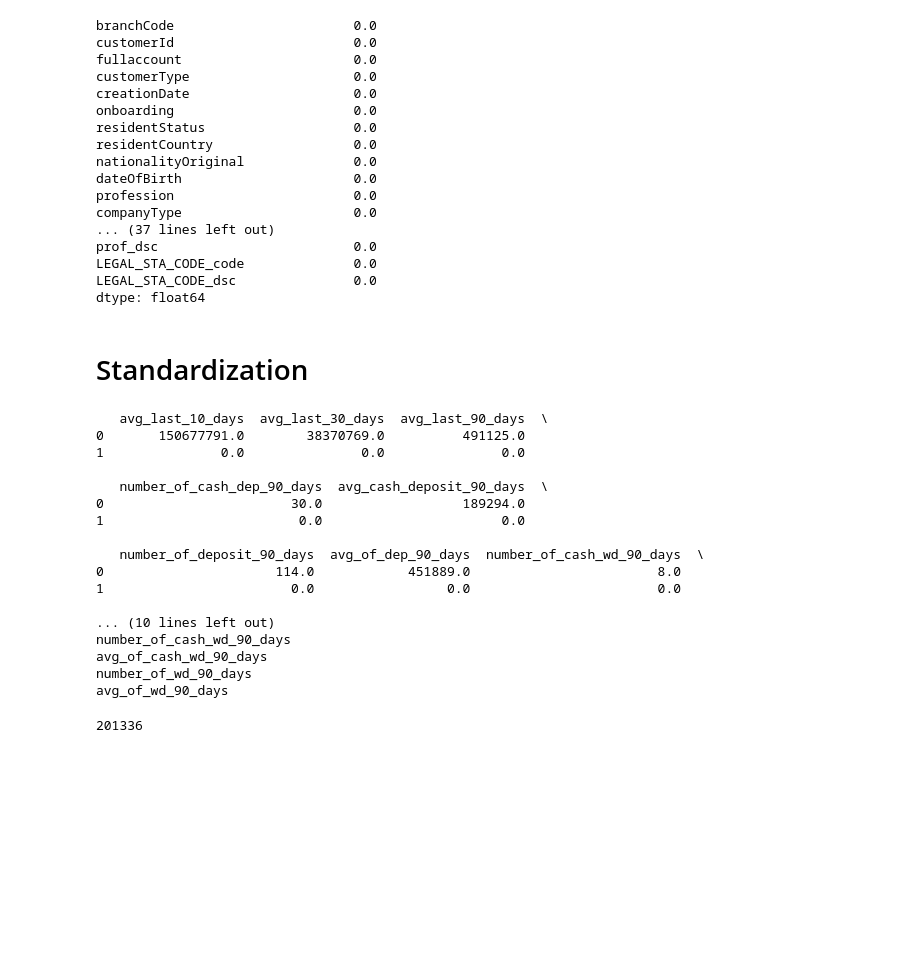
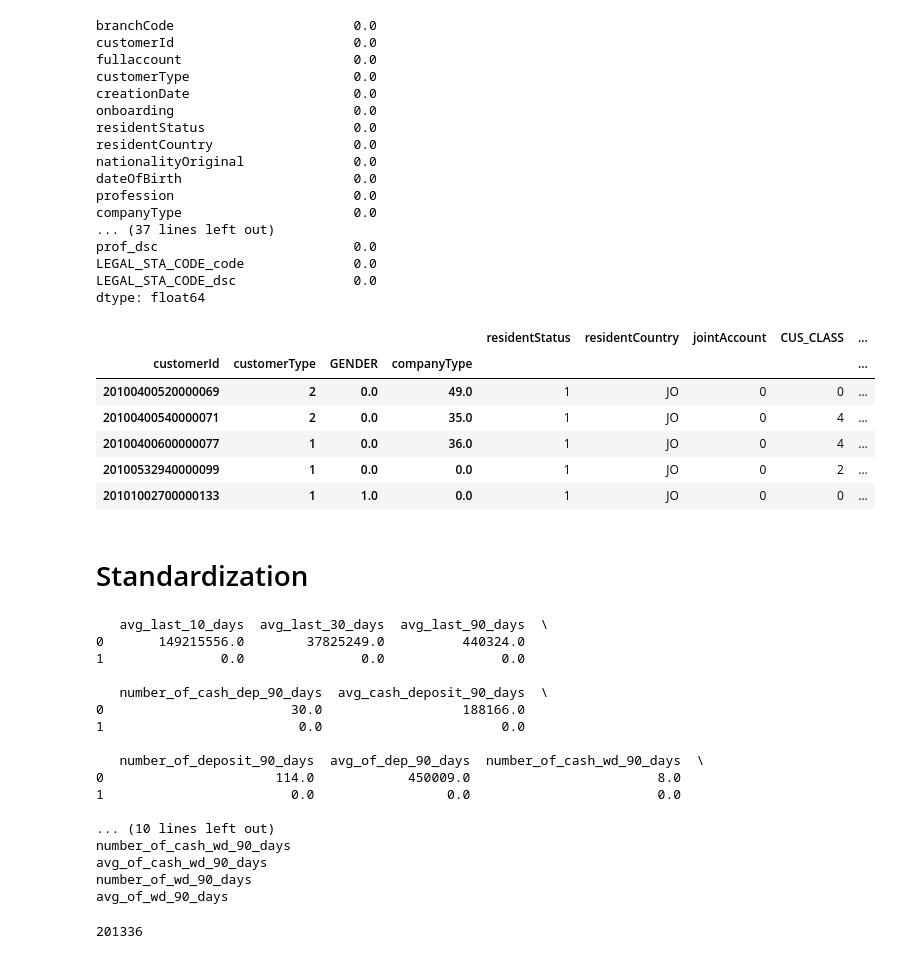
Before and after one commit to Pierre-mulliez1/cleaning_Python, a Jupyter notebook: Data_cleaning_bck5.ipynb, the cells around one changed output. Drawn from its saved outputs; the diff is of its cells as text; code cells hidden in the pictures; blank space fills up the shorter version.

Commit message:
grouping the customers

```diff
--- a/Data_cleaning_bck5.ipynb
+++ b/Data_cleaning_bck5.ipynb
@@ -776,6 +777,16 @@ prof_dsc                         0.0
 LEGAL_STA_CODE_code              0.0
 LEGAL_STA_CODE_dsc               0.0
 dtype: float64
+# %%
+df2.head()
+# %% [output]
+|  |  |  |  | residentStatus | residentCountry | jointAccount | CUS_CLASS | ... |
+| customerId | customerType | GENDER | companyType |  |  |  |  | ... |
+| 20100400520000069 | 2 | 0.0 | 49.0 | 1 | JO | 0 | 0 | ... |
+| 20100400540000071 | 2 | 0.0 | 35.0 | 1 | JO | 0 | 4 | ... |
+| 20100400600000077 | 1 | 0.0 | 36.0 | 1 | JO | 0 | 4 | ... |
+| 20100532940000099 | 1 | 0.0 | 0.0 | 1 | JO | 0 | 2 | ... |
+| 20101002700000133 | 1 | 1.0 | 0.0 | 1 | JO | 0 | 0 | ... |
 # %% [markdown]
 # Standardization
 # %%
@@ -784,7 +795,7 @@ def distribution(x):
     try:
         x.dropna()
         #umbalanced dataset: ets take the average of values that are not 0
-        data_1 = np.ma.masked_where(x < 1, x)
+        data_1 = np.ma.masked_where(x == 0, x)
         stdev = np.std(data_1)
         meanf = np.average(data_1)
         #replace measure of outlier here
@@ -844,15 +855,15 @@ dt_outliers = b[1]
 listO = b[0]
 # %% [output]
    avg_last_10_days  avg_last_30_days  avg_last_90_days  \
-0       150677791.0        38370769.0          491125.0
+0       149215556.0        37825249.0          440324.0
 1               0.0               0.0               0.0
 
    number_of_cash_dep_90_days  avg_cash_deposit_90_days  \
-0                        30.0                  189294.0
+0                        30.0                  188166.0
 1                         0.0                       0.0
 
    number_of_deposit_90_days  avg_of_dep_90_days  number_of_cash_wd_90_days  \
-0                      114.0            451889.0                        8.0
+0                      114.0            450009.0                        8.0
 1                        0.0                 0.0                        0.0
 
 ... (10 lines left out)
```
Also changed, not shown: parts of 34 cells of this notebook.
